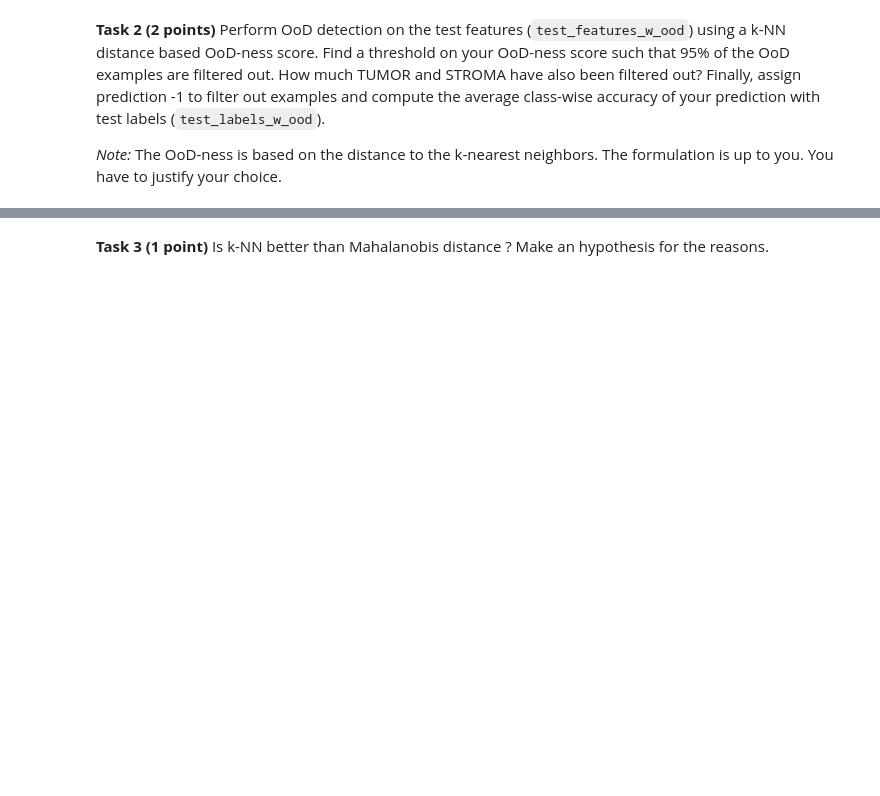
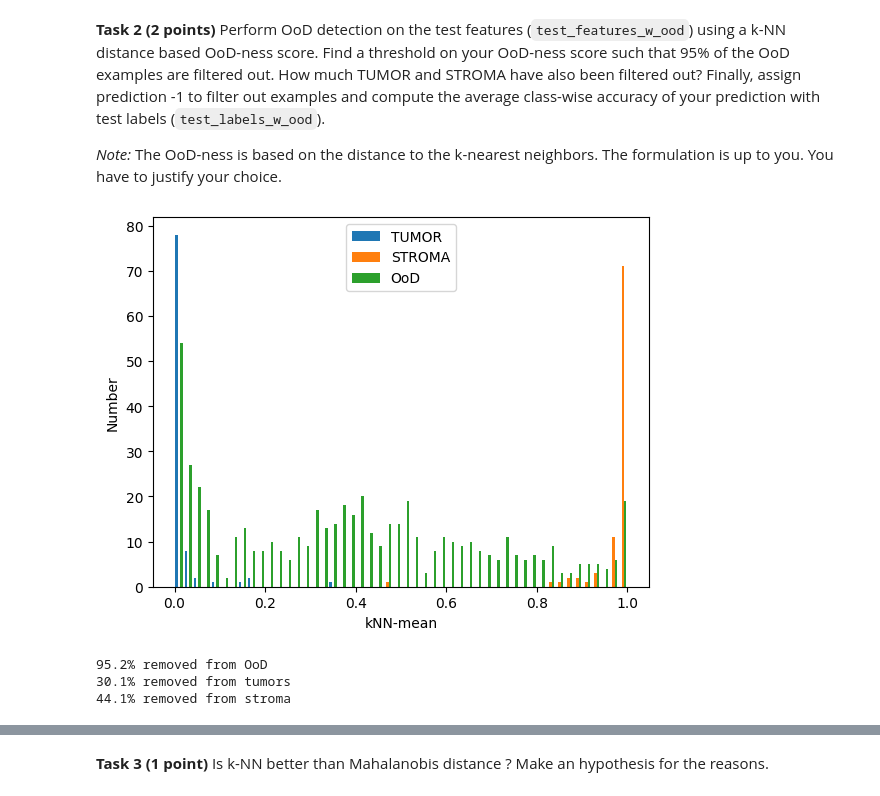
Before and after one commit to Jennifer2001-lab/iapr, a Jupyter notebook: labs/lab_03_val.ipynb, the cells around one changed output, grey strips where cells are left out. Saved outputs shown, nothing was run; the diff lists cells and outputs as text; code cells hidden in the pictures; blank space fills up the shorter version.

```diff
--- a/labs/lab_03_val.ipynb
+++ b/labs/lab_03_val.ipynb
@@ -275,6 +277,27 @@ class KNNClassifier:
         pred_labels, _ = torch.mode(knn_labels, dim=1) #gives most frequent label
         return pred_labels
 
+    def get_labels(self, X_test):
+        distances = torch.cdist(X_test, self.X_train) #distance euclidienne between test data and train data
+        _, indices = torch.topk(distances, self.k, dim=1, largest=False) #trouve les k nearest neighbors
+        knn_labels = self.y_train[indices]
+        knn_labels = torch.Tensor(knn_labels)
+        return knn_labels
+
+
+    def get_means(self, X_test):
+        knn_labels = self.get_labels(X_test)
+        preds_mean = torch.mean(knn_labels, dim=1)
+        return preds_mean
+
+    def predict_means(self, X_test, thresh_1, thresh_2):
+        knn_labels = self.get_labels(X_test)
+        preds_mean = torch.mean(knn_labels, dim=1)
+        preds_labels = -torch.ones_like(preds_mean)
+        preds_labels[preds_mean <= thresh_1] = 0
+        preds_labels[preds_mean >= thresh_2] = 1
+        return preds_labels
+
 knn = KNNClassifier(k=3)
 # %%
 knn.fit(train_features, train_labels)
@@ -292,0 +313,17 @@ print(accuracy)
+# %%
+### Task 2
+k = 52
+knn = KNNClassifier(k=k)
+knn.fit(train_features, train_labels)
+test_pred_w_ood = knn.get_means(test_features_w_ood)
+ood_pred = test_pred_w_ood[test_labels_w_ood == -1]
+tumor_pred = test_pred_w_ood[test_labels_w_ood == 0]
+stroma_pred = test_pred_w_ood[test_labels_w_ood == 1]
+
+plt.hist([tumor_pred, stroma_pred, ood_pred], bins=50, label=["TUMOR", "STROMA", "OoD"])
+plt.legend()
+plt.xlabel("kNN-mean")
+plt.ylabel("Number")
+plt.show()
+# %% [output]
+[figure, added]
@@ -292,0 +337,8 @@ print(accuracy)
+# %%
+print(f'{100*(1 - len(ood_pred_cut) / len(ood_pred)):.3g}% removed from OoD')
+print(f'{100*(1 - len(tumor_pred_cut) / len(tumor_pred)):.3g}% removed from tumors')
+print(f'{100*(1 - len(stroma_pred_cut) / len(stroma_pred)):.3g}% removed from stroma')
+# %% [output]
+95.2% removed from OoD
+30.1% removed from tumors
+44.1% removed from stroma
```
Also changed, not shown: parts of 8 cells of this notebook, 2 other files.
